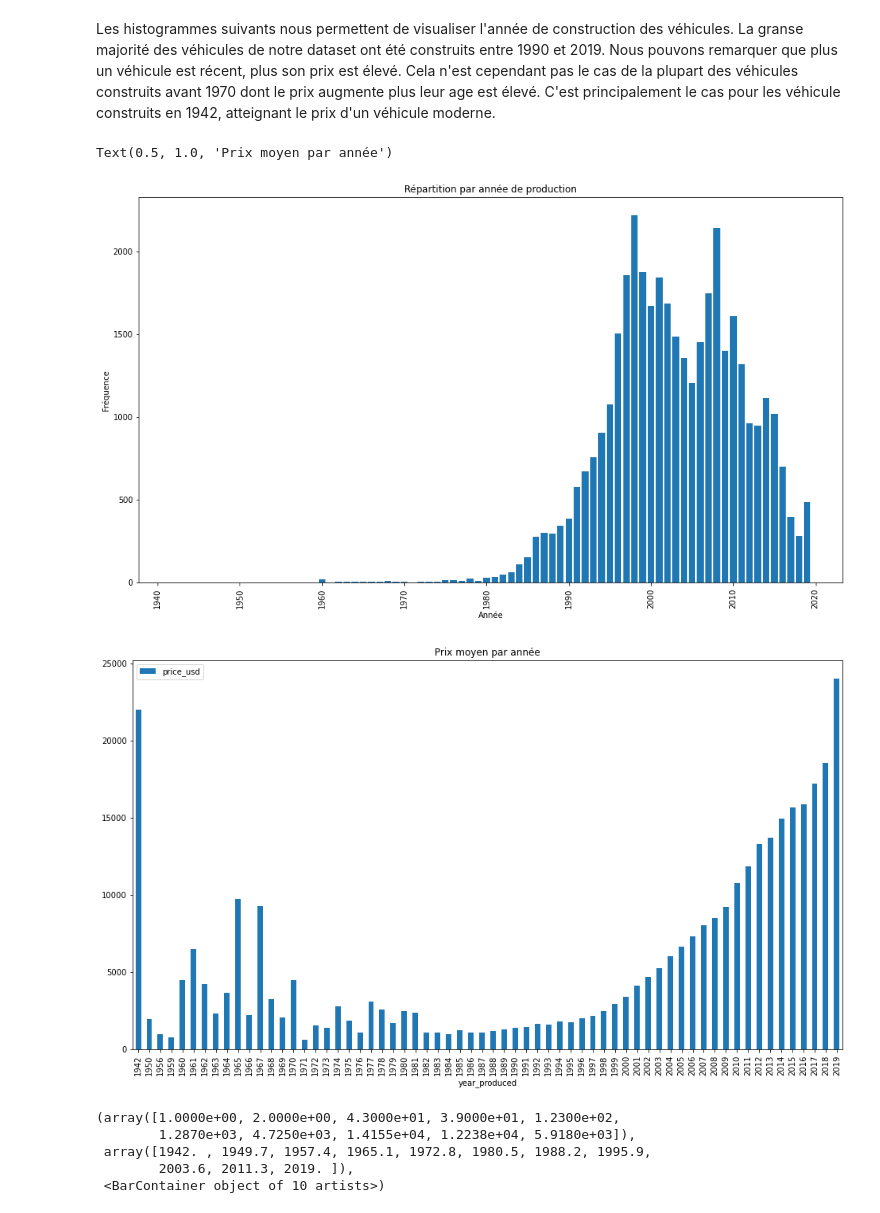
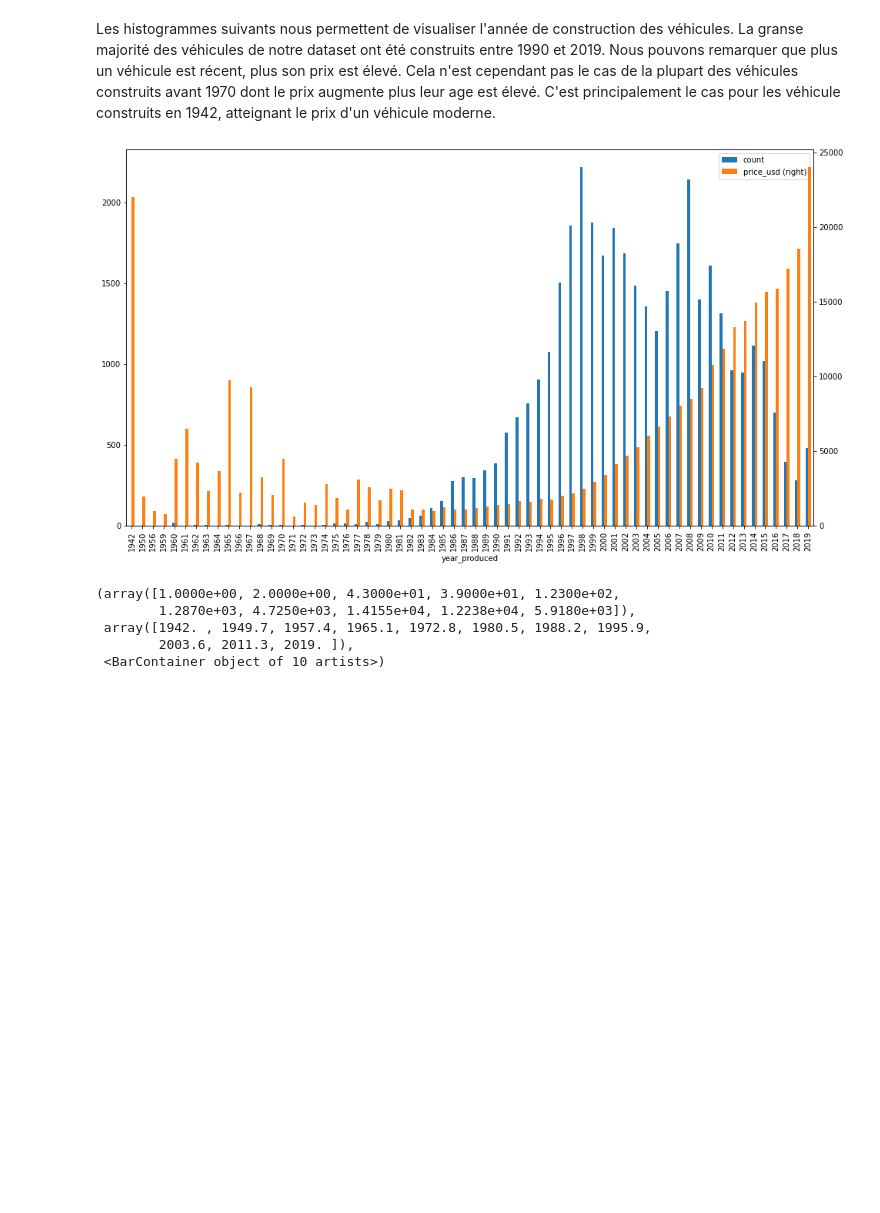
Before and after one commit to kerhogo/ias_cars, a Jupyter notebook: Visualisation.ipynb, the cells around one changed output. Drawn from its saved outputs; the diff is of its cells as text; code cells hidden in the pictures; blank space fills up the shorter version.

```diff
--- a/Visualisation.ipynb
+++ b/Visualisation.ipynb
@@ -235,23 +203,16 @@ Text(0.5, 1.0, 'Prix moyen par couleur')
 # %% [markdown]
 Les histogrammes suivants nous permettent de visualiser l'année de construction des véhicules. La granse majorité des véhicules de notre dataset ont été construits entre 1990 et 2019.
 Nous pouvons remarquer que plus un véhicule est récent, plus son prix est élevé. Cela n'est cependant pas le cas de la plupart des véhicules construits avant 1970 dont le prix augmente plus leur age est élevé. C'est principalement le cas pour les véhicule construits en 1942, atteignant le prix d'un véhicule moderne.
-# %%
-col = cars.year_produced
-c = Counter(col)
-plt.figure(figsize=(16,9))
-plt.bar(c.keys(), c.values())
-plt.xticks(rotation='vertical')
-plt.title('Répartition par année de production')
-plt.xlabel('Année')
-plt.ylabel('Fréquence')
-
-df = pd.DataFrame(cars.groupby(['year_produced'])['price_usd'].mean())
-df.plot.bar(figsize=(16,9))
-plt.title('Prix moyen par année')
-# %% [output]
-Text(0.5, 1.0, 'Prix moyen par année')
-[figure, removed]
-[figure, removed]
+# %%
+col = cars.year_produced
+c = Counter(col)
+freq = pd.DataFrame.from_records(list(dict(c).items()), columns=['year_produced','count']).set_index('year_produced')
+prix = pd.DataFrame(cars.groupby(['year_produced'])['price_usd'].mean())
+df = pd.concat([freq, prix], axis=1, join='inner').sort_index()
+df.plot(kind= 'bar', secondary_y='price_usd', xlabel='year_produced', figsize=(16,9))
+plt.show()
+# %% [output]
+[figure, added]
 # %%
 plt.hist(cars.year_produced, bins=10, rwidth=0.8)
 # %% [output]
```
Also changed, not shown: parts of 11 cells of this notebook.
